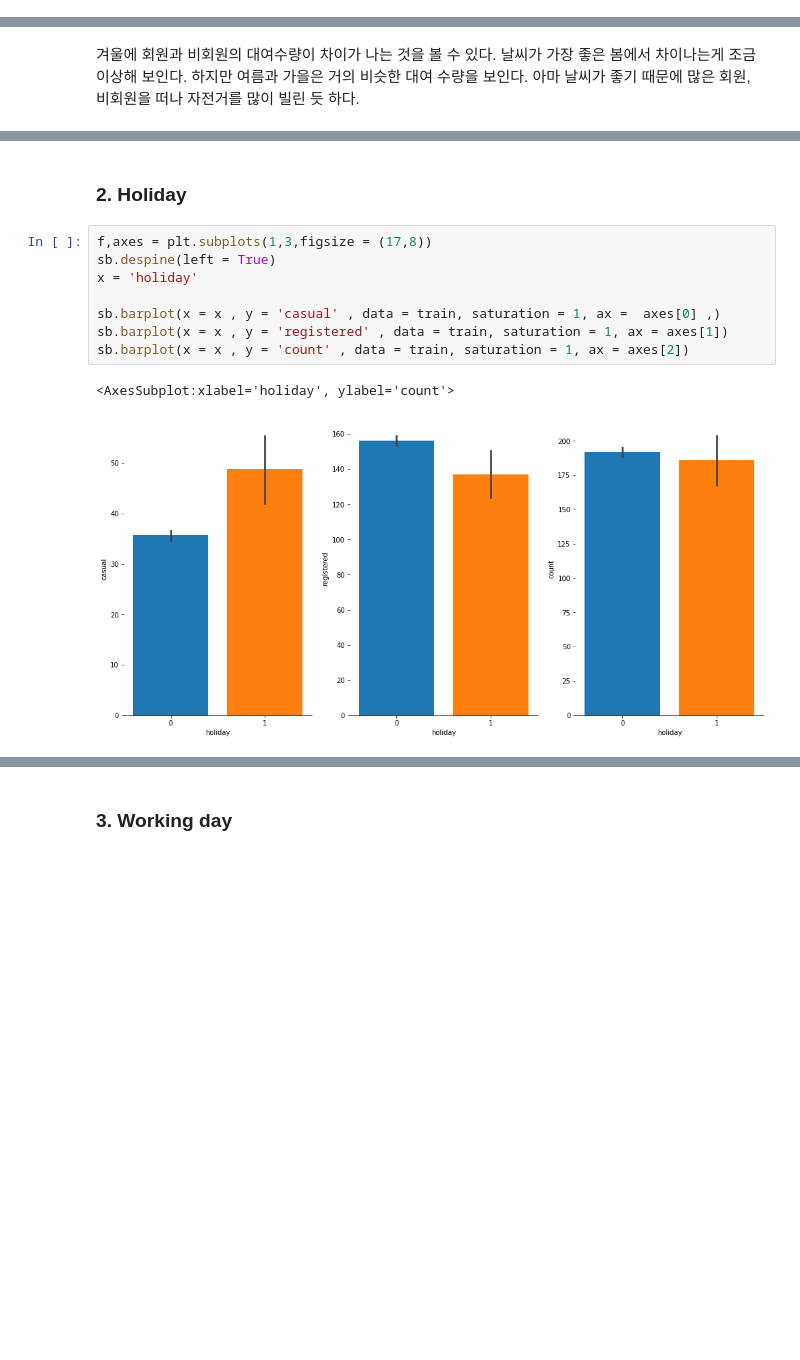
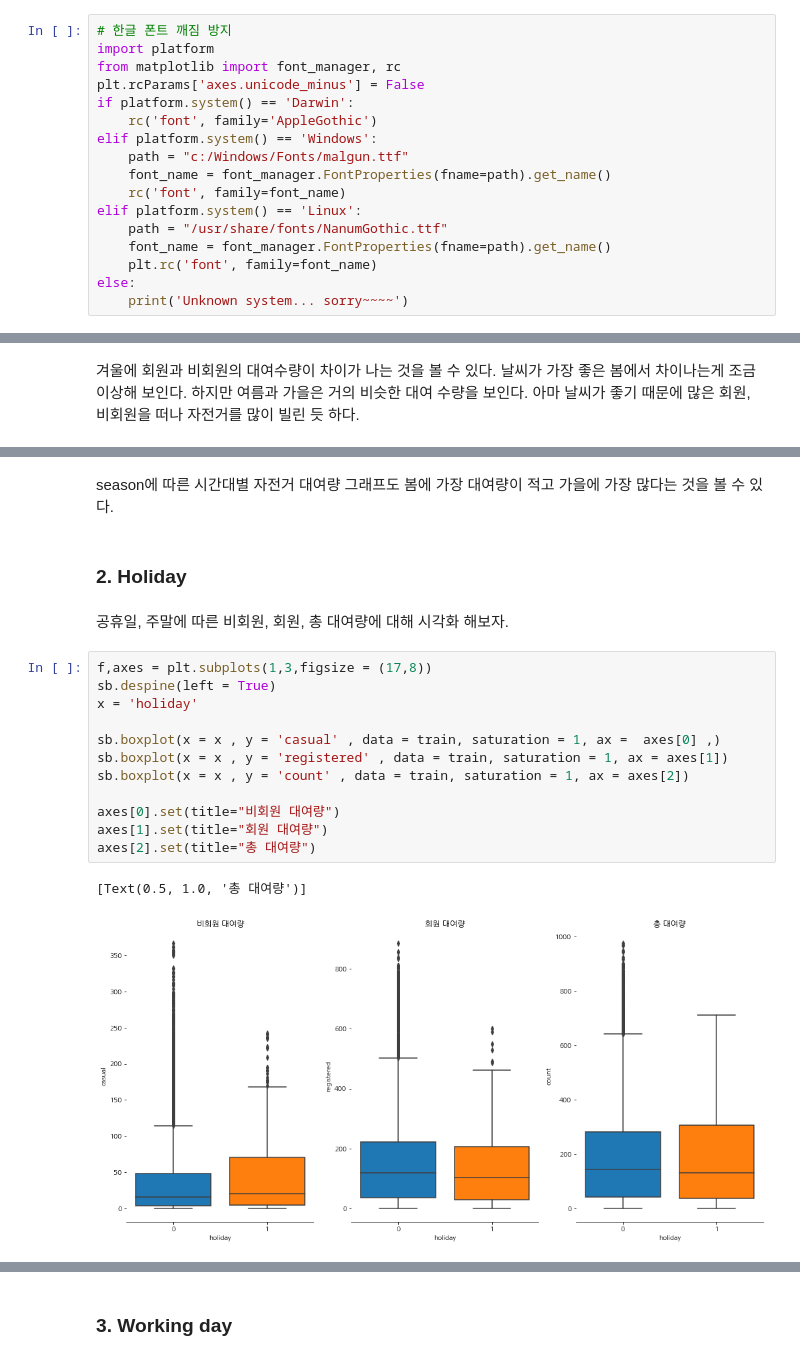
Before and after one commit to jaeyoon89/jaeyoon_study, a Jupyter notebook: bike_sharing_demand_visualization.ipynb, the cells around one changed output, grey strips where cells are left out. Drawn from its saved outputs; the diff is of its cells as text; blank space fills up the shorter version.

Commit message:
bike_sharing_demand_visualization

```diff
--- a/bike_sharing_demand_visualization.ipynb
+++ b/bike_sharing_demand_visualization.ipynb
@@ -17,2 +25,19 @@ from sklearn.metrics import mean_squared_log_error
 from sklearn.model_selection import train_test_split
+# %%
+# 한글 폰트 깨짐 방지
+import platform
+from matplotlib import font_manager, rc
+plt.rcParams['axes.unicode_minus'] = False
+if platform.system() == 'Darwin':
+    rc('font', family='AppleGothic')
+elif platform.system() == 'Windows':
+    path = "c:/Windows/Fonts/malgun.ttf"
+    font_name = font_manager.FontProperties(fname=path).get_name()
+    rc('font', family=font_name)
+elif platform.system() == 'Linux':
+    path = "/usr/share/fonts/NanumGothic.ttf"
+    font_name = font_manager.FontProperties(fname=path).get_name()
+    plt.rc('font', family=font_name)
+else:
+    print('Unknown system... sorry~~~~')
 # %% [markdown]
@@ -122,14 +191,22 @@ x축의 1,2,3,4 는 계절을 뜻한다. 1은 sprint, 2는 summer, 3은 fall, 4
+# %% [markdown]
+season에 따른 시간대별 자전거 대여량 그래프도 봄에 가장 대여량이 적고 가을에 가장 많다는 것을 볼 수 있다.
 # %% [markdown]
 ### 2. Holiday
+# %% [markdown]
+공휴일, 주말에 따른 비회원, 회원, 총 대여량에 대해 시각화 해보자.
 # %%
 f,axes = plt.subplots(1,3,figsize = (17,8))
 sb.despine(left = True)
 x = 'holiday'
 
-sb.barplot(x = x , y = 'casual' , data = train, saturation = 1, ax =  axes[0] ,)
-sb.barplot(x = x , y = 'registered' , data = train, saturation = 1, ax = axes[1])
-sb.barplot(x = x , y = 'count' , data = train, saturation = 1, ax = axes[2])
+sb.boxplot(x = x , y = 'casual' , data = train, saturation = 1, ax =  axes[0] ,)
+sb.boxplot(x = x , y = 'registered' , data = train, saturation = 1, ax = axes[1])
+sb.boxplot(x = x , y = 'count' , data = train, saturation = 1, ax = axes[2])
+
+axes[0].set(title="비회원 대여량")
+axes[1].set(title="회원 대여량")
+axes[2].set(title="총 대여량")
 # %% [output]
-<AxesSubplot:xlabel='holiday', ylabel='count'>
+[Text(0.5, 1.0, '총 대여량')]
-[figure, old version]
+[figure, new version]
 # %% [markdown]
```
Also changed, not shown: parts of 49 cells of this notebook.
